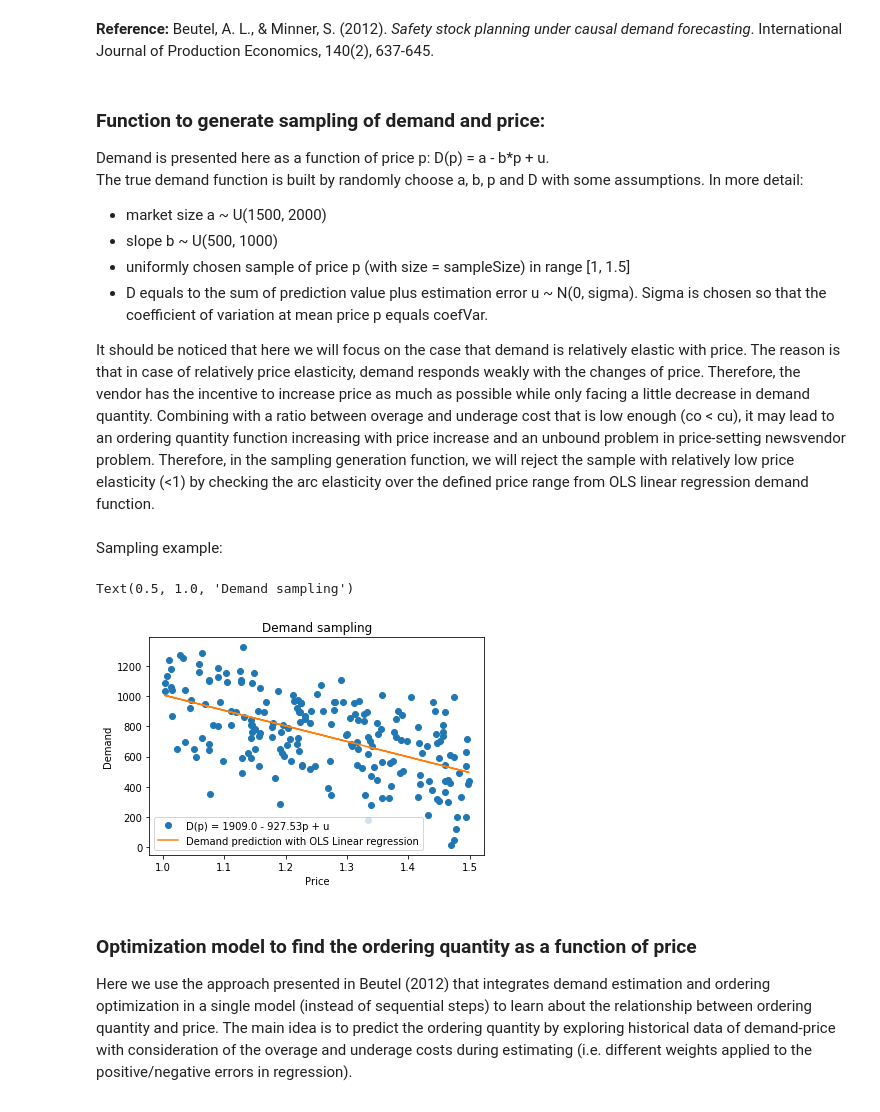
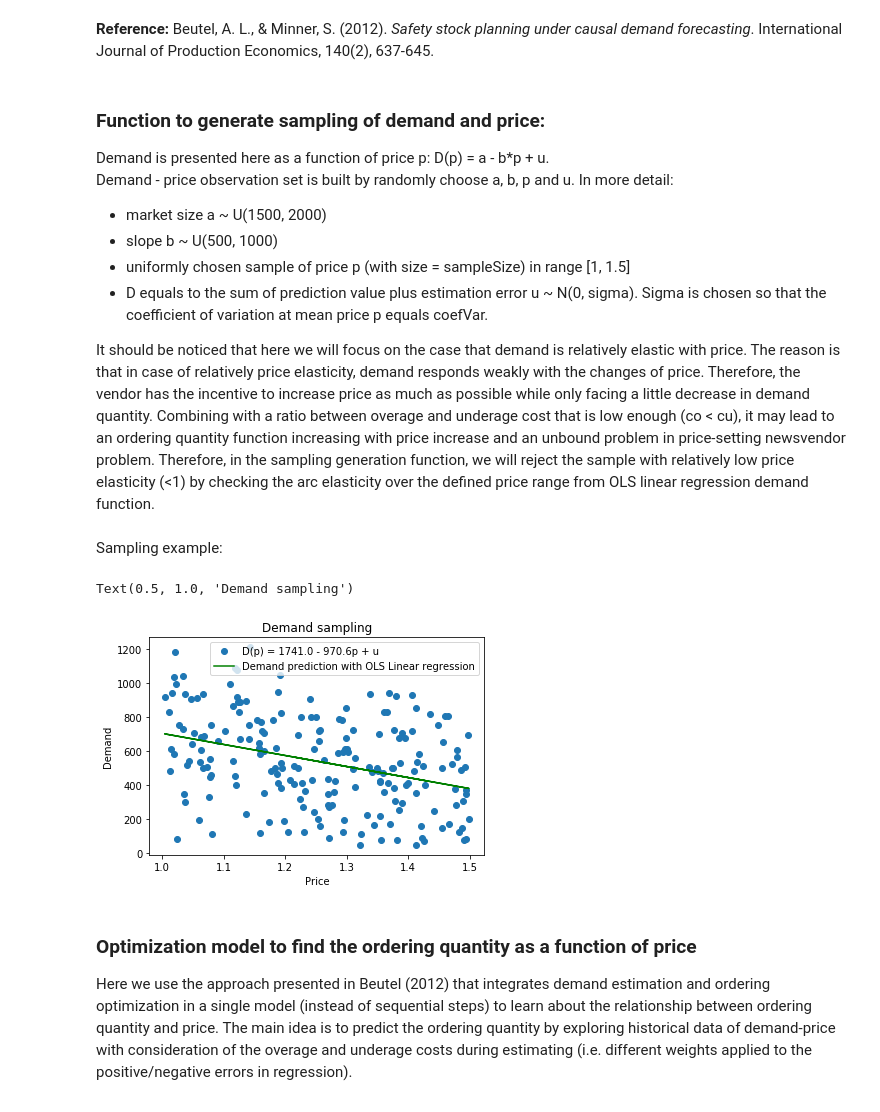
Before and after one commit to hadao211/Computational-Logistics-SS20, a Jupyter notebook: Project/Data-driven Newsvendor with Price-setting.ipynb, the cells around one changed output. Drawn from its saved outputs; the diff is of its cells as text; code cells hidden in the pictures.

```diff
--- a/Project/Data-driven Newsvendor with Price-setting.ipynb
+++ b/Project/Data-driven Newsvendor with Price-setting.ipynb
@@ -18,7 +18,7 @@ sigma = 0 #std of estimation error terms sampling
 # %%
 #Parameters for example illustration
 n = 200 #sample size
-cv = 0.3 #coefficient of variance
+cv = 0.5 #coefficient of variance
 c = 0.5 #procurement cost per unit
 alpha = 0.9 #non-stockout probability
 
@@ -42,7 +42,7 @@ We can divide the main problem into two subproblems as follows:
 # %% [markdown]
 ### Function to generate sampling of demand and price:
 Demand is presented here as a function of price p: D(p) = a - b\*p + u.
-The true demand function is built by randomly choose a, b, p and D with some assumptions. In more detail:
+Demand - price observation set is built by randomly choose a, b, p and u. In more detail:
 - market size a ~ U(1500, 2000)
 - slope b ~ U(500, 1000)
 - uniformly chosen sample of price p (with size = sampleSize) in range [1, 1.5]
@@ -88,15 +88,15 @@ Sampling example:
 # %%
 coef1, coef2 = samplingDemand(sampleSize = n, coefVar = cv)
 plt.plot(p,D, 'o', label = 'D(p) = ' + str(round(a,0)) + ' - ' + str(round(b,2)) + 'p + u')
-plt.plot(p, coef1 + coef2*p, label = 'Demand prediction with OLS Linear regression')
+plt.plot(p, coef1 + coef2*p, 'g-', label = 'Demand prediction with OLS Linear regression')
 plt.legend(loc = 8)
 plt.xlabel('Price')
 plt.ylabel('Demand')
 plt.legend()
 plt.title('Demand sampling')
 # %% [output]
 Text(0.5, 1.0, 'Demand sampling')
-[figure, old version]
+[figure, new version]
 # %% [markdown]
 ### Optimization model to find the ordering quantity as a function of price
 Here we use the approach presented in Beutel (2012) that integrates demand estimation and ordering optimization in a single model (instead of sequential steps) to learn about the relationship between ordering quantity and price. The main idea is to predict the ordering quantity by exploring historical data of demand-price with consideration of the overage and underage costs during estimating (i.e. different weights applied to the positive/negative errors in regression).
```
Also changed, not shown: parts of 25 cells of this notebook.
